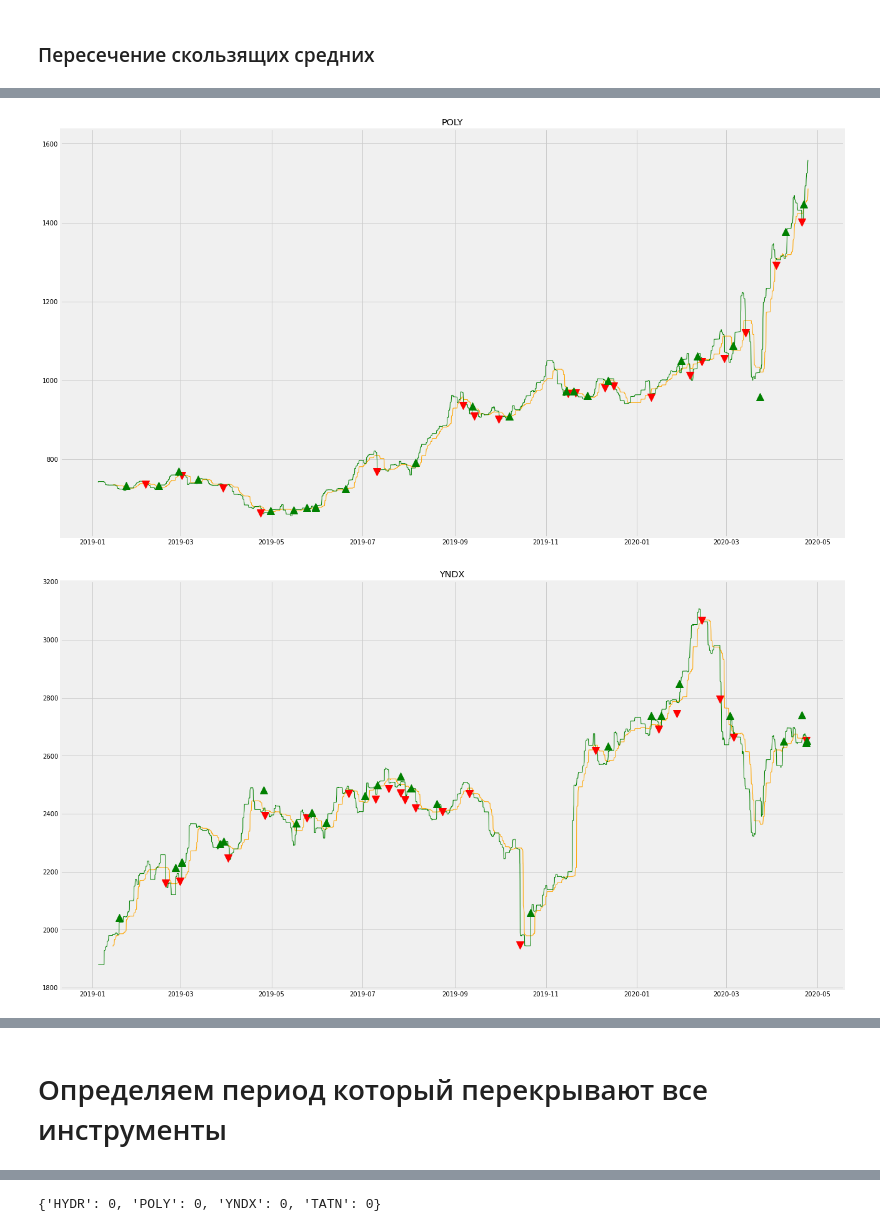
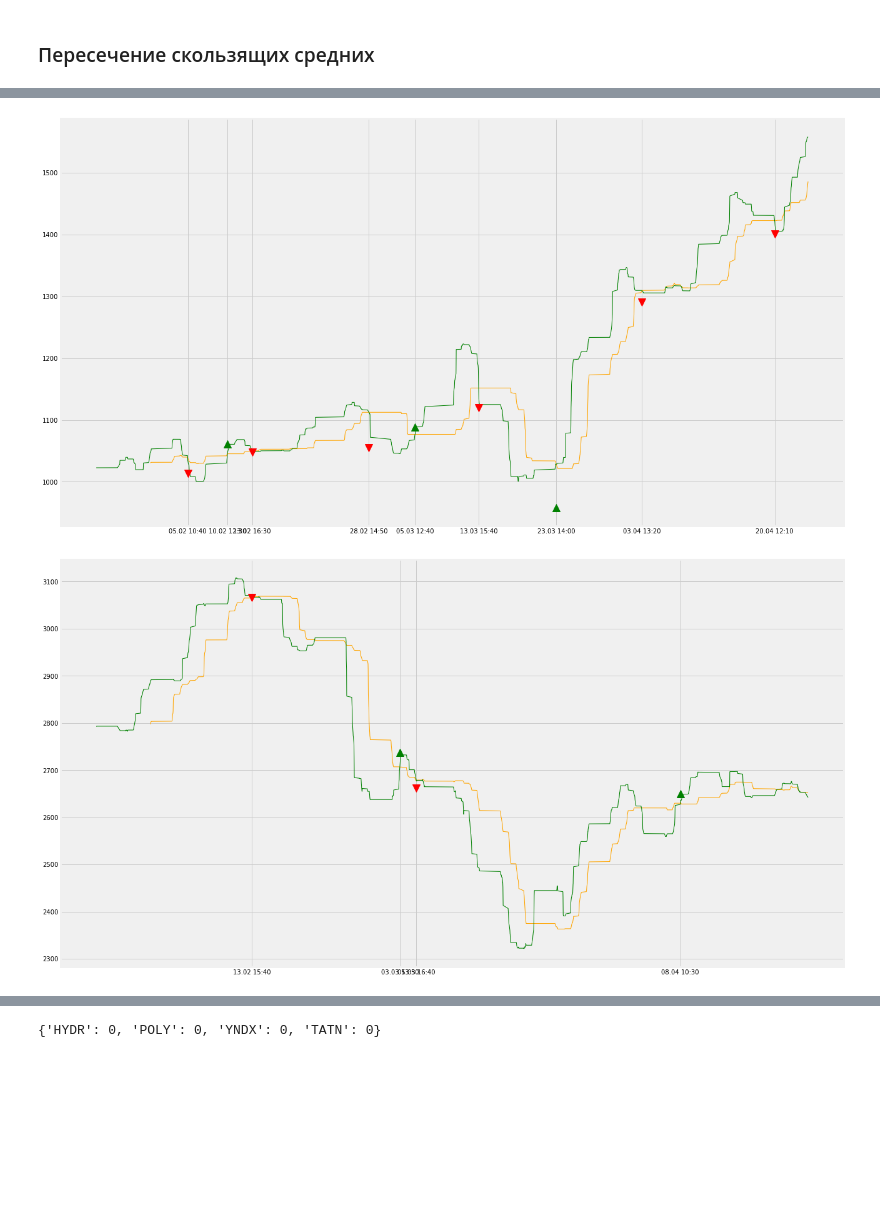
Before and after one commit to Mikhaylov-yv/Trad_histori_test, a Jupyter notebook: historical_test_1.ipynb, the cells around one changed output, grey strips where cells are left out. Cells and saved outputs as stored; diff of their text form; code cells hidden in the pictures; blank space fills up the shorter version.

Commit message:
Добавил средниее прцентное изменение на бусрую скользящую и работал с графиками

```diff
--- a/historical_test_1.ipynb
+++ b/historical_test_1.ipynb
@@ -21,6 +22,6 @@ df_dikt = {}
 for toll_path in tolls_path_list:
     df = open_finam_data.open('../../input/' + toll_path)
     #  Фильтр дат
-#     df = df.loc[df.index >= '2020-02-10']
+    df = df.loc[df.index >= '2020-01-23']
 #     df = df.loc[df.index <= '2019-07-10']
     df_dikt[toll_path.split('_')[0]] = df
@@ -29,10 +46,13 @@ for toll_path in tolls_path_list:
 # %% [markdown]
 ### Скользящее среднее
 # %%
+ma_samp_slow_param = 350
+ma_samp_fast_param = 100
+
 for df_toll in list(df_dikt):
-    df_dikt[df_toll]['ma_samp_slow'] = df_dikt[df_toll].CLOSE.rolling(window = 350, min_periods = 350).median()
-    df_dikt[df_toll]['ma_samp_fast'] = df_dikt[df_toll].CLOSE.rolling(window = 100, min_periods = 100).median()
-#     print (str(df_toll) + '\n' + str(df_dikt[df_toll].dtypes) + '\n')
+    df_dikt[df_toll]['ma_samp_slow'] = df_dikt[df_toll].CLOSE.rolling(window = ma_samp_slow_param, min_periods = ma_samp_slow_param).median()
+    df_dikt[df_toll]['ma_samp_fast'] = df_dikt[df_toll].CLOSE.rolling(window = ma_samp_fast_param, min_periods = ma_samp_fast_param).median()
+    df_dikt[df_toll]['ma_samp_fast_pct_change'] = df_dikt[df_toll]['ma_samp_fast'].pct_change(periods=ma_samp_fast_param)
 # %% [markdown]
 ### Пересечение скользящих средних
 # %%
@@ -42,10 +62,11 @@ for df_toll in list(df_dikt):
     for index in range(len(df_dikt[df_toll].index)):
         ma_difference.append(df_dikt[df_toll].loc[df_dikt[df_toll].index[index], 'ma_samp_slow'] - df_dikt[df_toll].loc[df_dikt[df_toll].index[index], 'ma_samp_fast'])
         if index < i: continue
+        ma_samp_fast_pct_change = df_dikt[df_toll].loc[df_dikt[df_toll].index[index], 'ma_samp_fast_pct_change']
         ma_sum = ma_difference[-1] + ma_difference[-1-i]
-        peresech = abs(ma_sum) < abs(ma_difference[-1]) and abs(ma_sum) < abs(ma_difference[-1-i])
-    #     if peresech == True: print(df_test.index[index])
+        peresech = abs(ma_sum) < abs(ma_difference[-1]) and abs(ma_sum) < abs(ma_difference[-1-i]) and abs(ma_samp_fast_pct_change) > 0.01 # 1%
+        #     if peresech == True: print(df_test.index[index])
         df_dikt[df_toll].loc[df_dikt[df_toll].index[index], 'SIGNAL'] = peresech
         df_dikt[df_toll].loc[df_dikt[df_toll].index[index], 'POZISION'] = 'short' if ma_difference[-1] > 0 else 'long'
 # Вывести таблицу с маркерами
-# df_dikt['HYDR'][df_dikt['HYDR'].SIGNAL == True].head()
+df_dikt['HYDR'][df_dikt['HYDR'].SIGNAL == True].head()
@@ -52,9 +80,26 @@ for df_toll in list(df_dikt):
 # %%
 # Вывести график
+import pylab
 for df_toll in list(df_dikt):
     fig, ax = plt.subplots()
     ax.set_title(df_toll)
-    ax.plot(df_dikt[df_toll].CLOSE.dropna(),linewidth=1, color='blue',linestyle='')
+# # Отрисовка свечного графика
+#     for index in df_dikt[df_toll].loc[:,['OPEN']].resample(data_period_dick['step']).last().dropna().index:
+
+#         data = index
+#         Open = df_dikt[df_toll].loc[index,'OPEN']
+#         Close  = df_dikt[df_toll].loc[index,'CLOSE']
+#         High = df_dikt[df_toll].loc[index,'HIGH']
+#         Low = df_dikt[df_toll].loc[index,'LOW']
+#     #   Тело свечи
+#         if Close >= Open: color='green'
+#         else: color='red'
+#         ax.plot([data,data],[Open,Close],color=color,lw = 3)
+#         ax.plot([data,data],[High,Low],color=color,lw = 0.5)
+#     axes.xaxis.set_major_formatter(mdates.DateFormatter('%d.%m'))
+    ax = pylab.subplot(1, 1, 1)
+    ax.xaxis.set_major_formatter(mdates.DateFormatter('%d.%m %H:%M'))
+    plt.xticks(df_dikt[df_toll][df_dikt[df_toll].SIGNAL == True].index)
     ax.plot(df_dikt[df_toll].ma_samp_slow.dropna(),linewidth=1, color='orange')
     ax.plot(df_dikt[df_toll].ma_samp_fast.dropna(),linewidth=1, color='green')
     ax.plot(df_dikt[df_toll][(df_dikt[df_toll].POZISION == 'short')&(df_dikt[df_toll].SIGNAL == True)].CLOSE, 'rv', markersize=12)
@@ -65,2 +110,2 @@ for df_toll in list(df_dikt):
-[figure, old version]
+[figure, new version]
-[figure, old version]
+[figure, new version]
@@ -68,2 +112,0 @@ for df_toll in list(df_dikt):
-# %% [markdown]
-# Определяем период который перекрывают все инструменты
```
Also changed, not shown: parts of 9 cells of this notebook.
